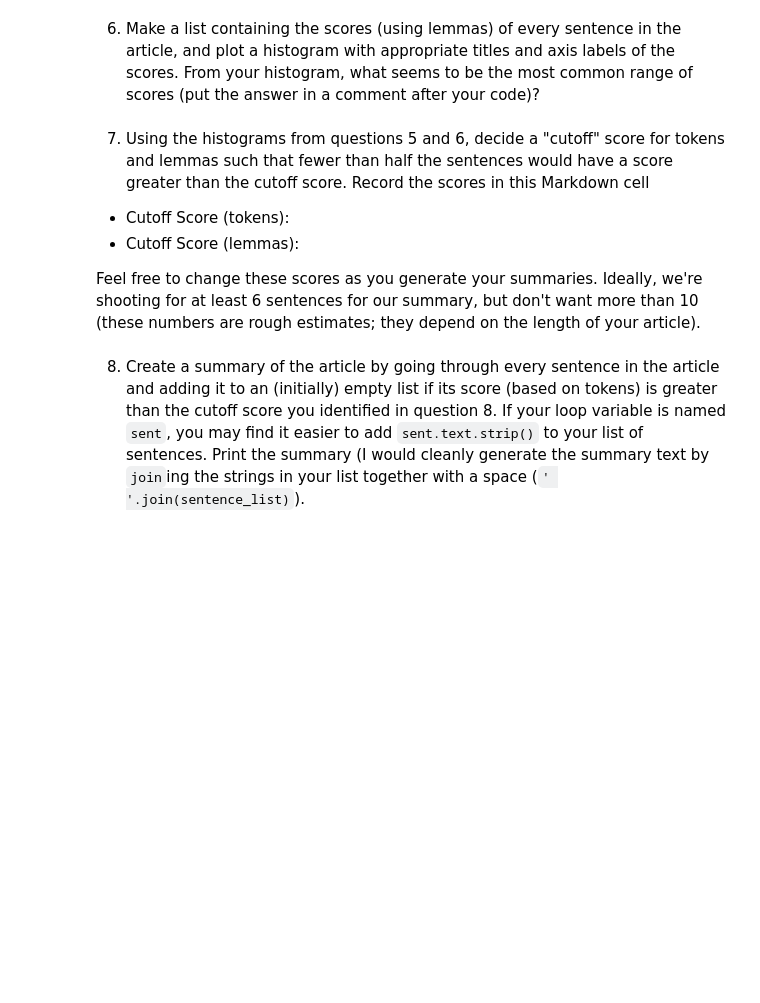
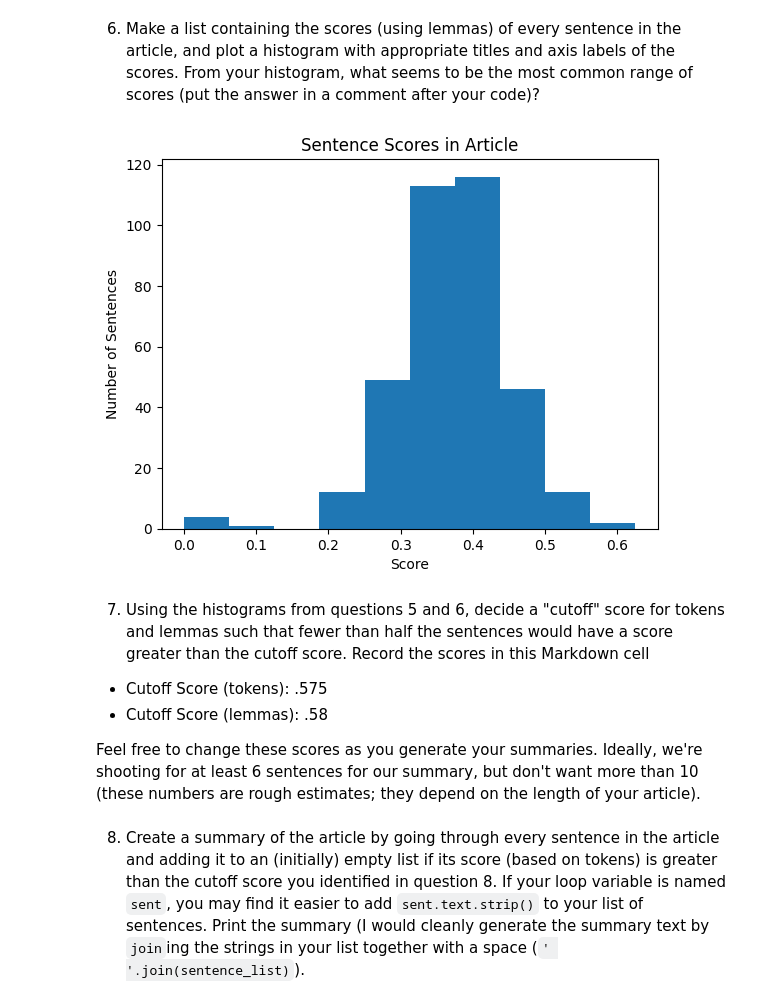
Before and after one commit to andyakiva/article-summarizer, a Jupyter notebook: article-summarizer.ipynb, the cells around one changed output. Cells and saved outputs as stored; diff of their text form; code cells hidden in the pictures; blank space fills up the shorter version.

```diff
--- a/article-summarizer.ipynb
+++ b/article-summarizer.ipynb
@@ -30,10 +159,33 @@ import matplotlib.pyplot as plt
 # %% [markdown]
 6. Make a list containing the scores (using lemmas) of every sentence in the article, and plot a histogram with appropriate titles and axis labels of the scores.  From your histogram, what seems to be the most common range of scores (put the answer in a comment after your code)?
+# %%
+def score_sentence_by_lemma(sentence, interesting_lemmas):
+    doc = nlp(sentence)
+    lemmas = [token.lemma_.lower() for token in doc]
+    score = sum(1 for lemma in lemmas if lemma in interesting_lemmas) / len(lemmas)
+    return score
+
+#list of scores
+scores = []
+for sentence in doc.sents:
+    scoreholder = score_sentence_by_token(sentence.text,interesting_lemmas)
+    scores.append(scoreholder)
+
+#plot a histogram
+plt.hist(scores)
+plt.title('Sentence Scores in Article')
+plt.xlabel('Score')
+plt.ylabel('Number of Sentences')
+plt.show()
+
+#The most common range of scores is from .2-.55. There is an almost perfect bell curve in that range.
+# %% [output]
+[figure, added]
 # %% [markdown]
 7. Using the histograms from questions 5 and 6, decide a "cutoff" score for tokens and lemmas such that fewer than half the sentences would have a score greater than the cutoff score.  Record the scores in this Markdown cell
 
-* Cutoff Score (tokens):
-* Cutoff Score (lemmas):
+* Cutoff Score (tokens): .575
+* Cutoff Score (lemmas): .58
 
 Feel free to change these scores as you generate your summaries.  Ideally, we're shooting for at least 6 sentences for our summary, but don't want more than 10 (these numbers are rough estimates; they depend on the length of your article).
 # %% [markdown]
```
Also changed, not shown: parts of 11 cells of this notebook, 2 other files.
